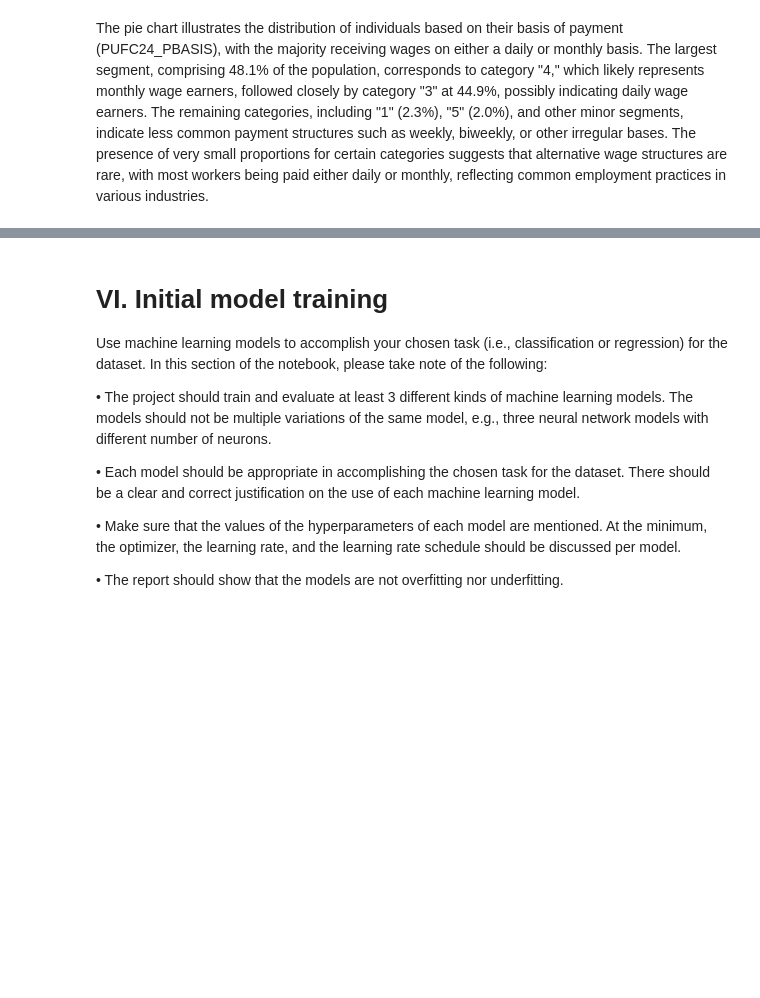
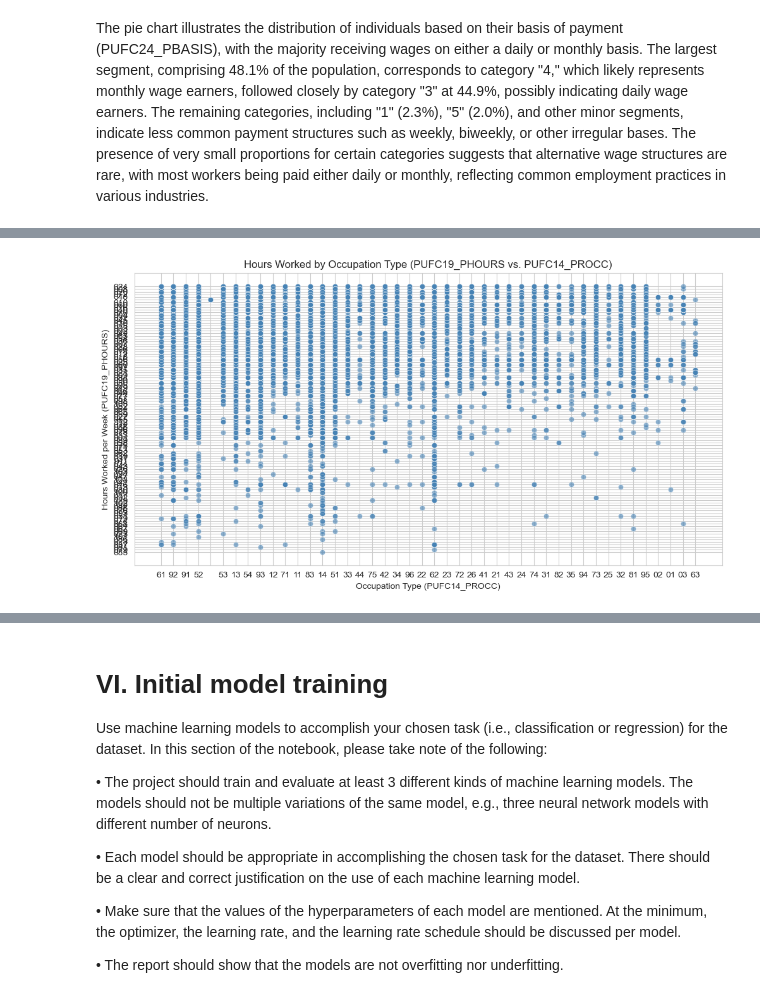
Before and after one commit to keishaleigh/STINTSYMCO, a Jupyter notebook: notebook.ipynb, the cells around one changed output, grey strips where cells are left out. Cells and saved outputs as stored; diff of their text form; code cells hidden in the pictures; blank space fills up the shorter version.

```diff
--- a/notebook.ipynb
+++ b/notebook.ipynb
@@ -510,0 +598,11 @@ The pie chart illustrates the distribution of individuals based on their basis o
+# %%
+plt.figure(figsize=(12, 6))
+sns.scatterplot(x='PUFC14_PROCC', y='PUFC19_PHOURS', data=laborforce_df, alpha=0.6, color='steelblue')
+
+plt.title('Hours Worked by Occupation Type (PUFC19_PHOURS vs. PUFC14_PROCC)')
+plt.xlabel('Occupation Type (PUFC14_PROCC)')
+plt.ylabel('Hours Worked per Week (PUFC19_PHOURS)')
+
+plt.show()
+# %% [output]
+[figure, added]
```
Also changed, not shown: parts of 12 cells of this notebook.
